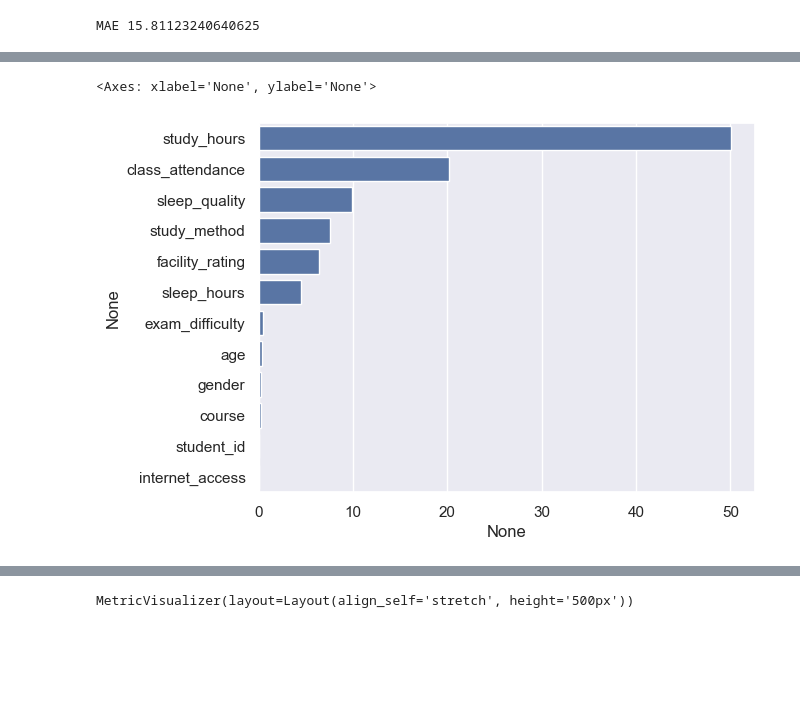
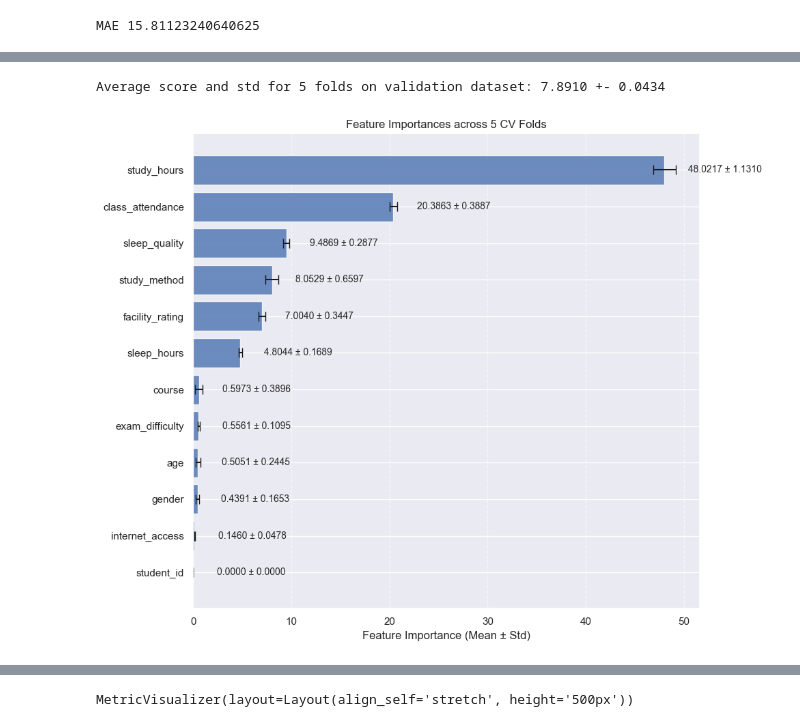
Before and after one commit to s0rryqqq/kaggle_notebooks, a Jupyter notebook: exam_scores/exam_predictor.ipynb, the cells around one changed output, grey strips where cells are left out. Cells and saved outputs as stored; diff of their text form; code cells hidden in the pictures; blank space fills up the shorter version.

```diff
--- a/exam_scores/exam_predictor.ipynb
+++ b/exam_scores/exam_predictor.ipynb
@@ -92,6 +161,18 @@ MetricVisualizer(layout=Layout(align_self='stretch', height='500px'))
+# %%
+params['ignored_features'] = ['student_id']
+
+models_2 = k_fold_training(X_train_valid,y_train_valid,cat_cols,params,n_folds,seed)
+# %% [output]
+Average score and std for 5 folds on validation dataset: 7.8910 +- 0.0434
+[figure, added]
 # %%
-importance_df = pd.Series(cbr_2.feature_importances_, index = X_train.columns.to_list())
-sns.barplot(x = importance_df.sort_values(ascending=False),y = importance_df.sort_values(ascending=False).index)
+def sleep_change(quality):
+    if quality == 'poor':
+        return 0.6
+    elif quality == 'average':
+        return 0.8
+    elif quality == 'good':
+        return 1
+
+train_valid_copy = X_train_valid.copy()
+train_valid_copy['sleep_score'] = train_valid_copy.sleep_hours * train_valid_copy.sleep_quality.apply(sleep_change) # example for new feature
-# %% [output]
-<Axes: xlabel='None', ylabel='None'>
-[figure, removed]
```
Also changed, not shown: parts of 14 cells of this notebook.
